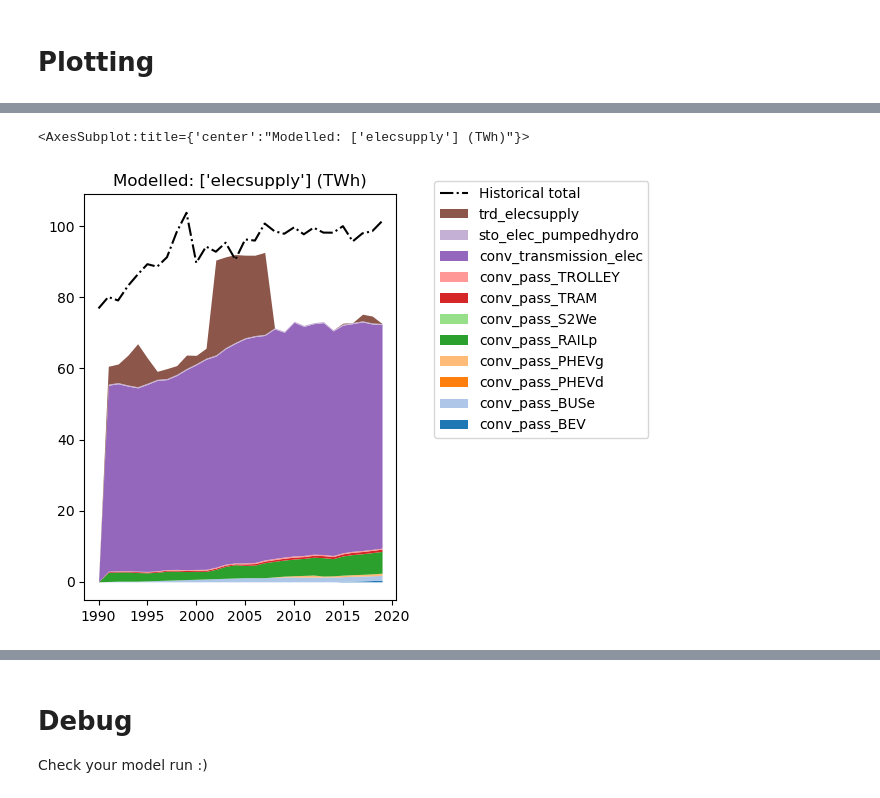
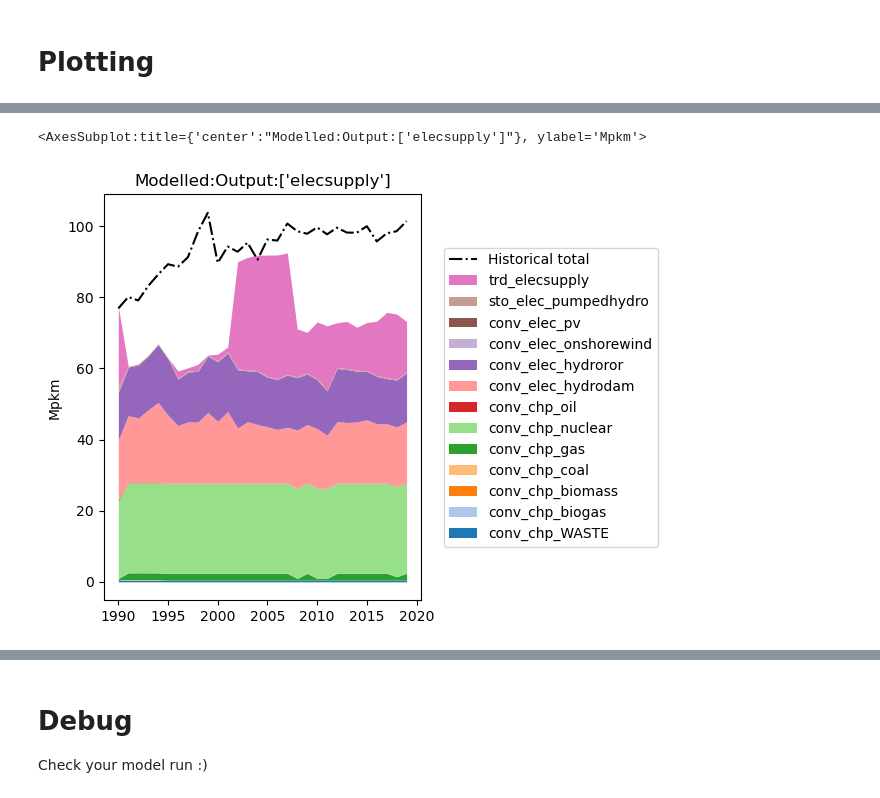
Before and after one commit to irm-codebase/RESTORE, a Jupyter notebook: restore_split.ipynb, the cells around one changed output, grey strips where cells are left out. Saved outputs shown, nothing was run; the diff lists cells and outputs as text; code cells hidden in the pictures.

```diff
--- a/restore_split.ipynb
+++ b/restore_split.ipynb
@@ -26,7 +26,7 @@ sectors.demands.configure_sector(model)
 # Investment cost
 def e_costinv_p_y(model, process, year):
     if process in model.Caps:
-        cost_inv = cnf.DATA.get_annual(process, "cost_investment", year)
+        cost_inv = cnf.DATA.get_fxe(process, "cost_investment", year)
         return model.DR[year]*cost_inv*model.cnew[process,year]
     return pyo.Expression.Skip
 
@@ -43,7 +43,7 @@ model.e_costinv = pyo.Expression(rule=e_costinv)
 
 def e_costfixedom_p_y(model, process, year):
     if process in model.Caps:
-        cost_fom = cnf.DATA.get_annual(process, "cost_fixed_om_annual", year)
+        cost_fom = cnf.DATA.get(process, "cost_fixed_om_annual", year)
         return model.DR[year]*cost_fom*model.ctot[process,year]
     return pyo.Expression.Skip
 
@@ -64,10 +64,10 @@ def e_costvar_p_y_h(model, process, year, hour):
     if process in model.Trades:
         if process not in model.TradesImp:
             return pyo.Expression.Skip
-        cost_var = cnf.DATA.get_annual(process, "cost_import", year)
+        cost_var = cnf.DATA.get(process, "cost_import", year)
         cost = d_f*cost_var*model.aimp[process, year, hour]
     else:
-        cost_var = cnf.DATA.get_annual(process, "cost_variable_om", year)
+        cost_var = cnf.DATA.get(process, "cost_variable_om", year)
         cost = d_f*cost_var*model.a[process, year, hour]
     return cost if not isinstance(cost, (int, float)) else pyo.Expression.Skip
 
@@ -85,7 +85,7 @@ def e_revenuevar_p_y_h(model, process, year, hour):
     # Variable cost is type-dependent to improve readability at the database-level.
     if process in model.TradesExp:
         discount_f = model.DR[year]
-        rev_var = cnf.DATA.get_annual(process, "revenue_export", year)
+        rev_var = cnf.DATA.get(process, "revenue_export", year)
         return discount_f*rev_var*model.aexp[process, year, hour]
     return pyo.Expression.Skip
 
@@ -134,5 +148,5 @@ Solution:
 # %%
-restore_plots.plot_fin(model, cnf.DATA, ["elecsupply"], unit="TWh", historical="elecsupply")
+restore_plots.plot_aggregated_fout(model, cnf.DATA, ["elecsupply"], unit="Mpkm", hist="elecsupply")
 # %% [output]
-<AxesSubplot:title={'center':"Modelled: ['elecsupply'] (TWh)"}>
+<AxesSubplot:title={'center':"Modelled:Output:['elecsupply']"}, ylabel='Mpkm'>
-[figure, old version]
+[figure, new version]
```
Also changed, not shown: parts of 9 cells of this notebook, 40 other files.
